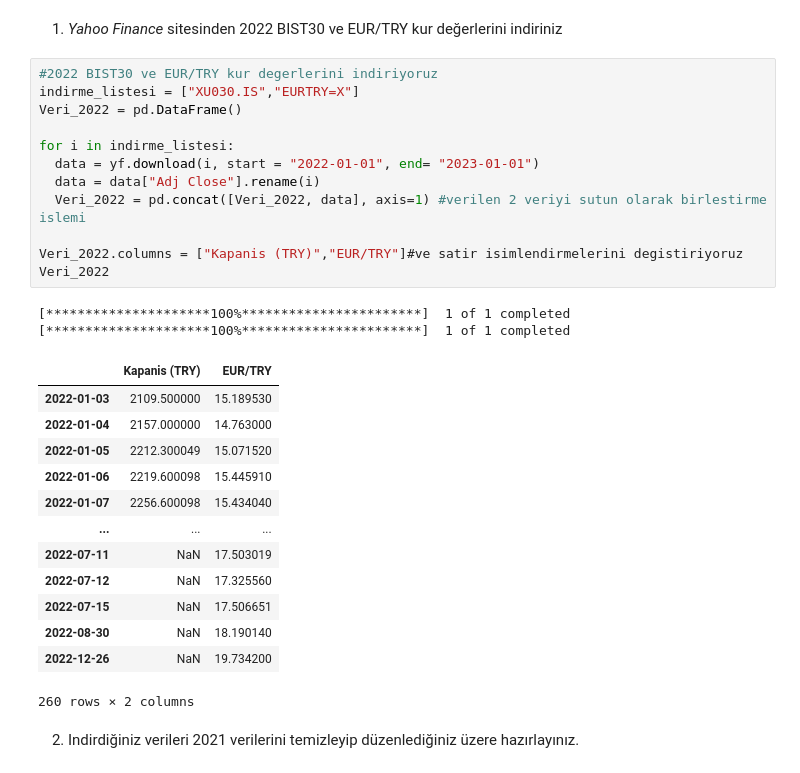
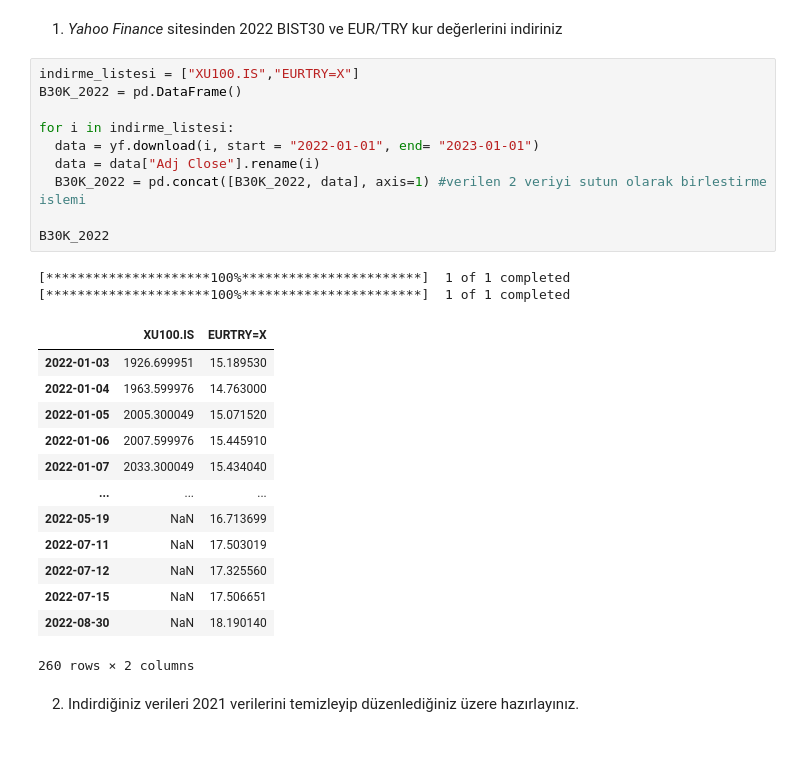
Before and after one commit to Recepurkun/GMKA_Recep_Urkun, a Jupyter notebook: Odev3_Python_Veri_Analizi_Egitimi__Recep_Ürkün.ipynb, the cells around one changed output. Cells and saved outputs as stored; diff of their text form.

```diff
--- a/Odev3_Python_Veri_Analizi_Egitimi__Recep_Ürkün.ipynb
+++ b/Odev3_Python_Veri_Analizi_Egitimi__Recep_Ürkün.ipynb
@@ -153,32 +204,30 @@ fig3.update_layout(title="Normalize EUR/TRY",
 # %% [markdown]
 1. <i> Yahoo Finance</i> sitesinden 2022 BIST30 ve EUR/TRY kur değerlerini indiriniz
 # %%
-#2022 BIST30 ve EUR/TRY kur degerlerini indiriyoruz
-indirme_listesi = ["XU030.IS","EURTRY=X"]
-Veri_2022 = pd.DataFrame()
+indirme_listesi = ["XU100.IS","EURTRY=X"]
+B30K_2022 = pd.DataFrame()
 
 for i in indirme_listesi:
   data = yf.download(i, start = "2022-01-01", end= "2023-01-01")
   data = data["Adj Close"].rename(i)
-  Veri_2022 = pd.concat([Veri_2022, data], axis=1) #verilen 2 veriyi sutun olarak birlestirme islemi
+  B30K_2022 = pd.concat([B30K_2022, data], axis=1) #verilen 2 veriyi sutun olarak birlestirme islemi
 
-Veri_2022.columns = ["Kapanis (TRY)","EUR/TRY"]#ve satir isimlendirmelerini degistiriyoruz
-Veri_2022
+B30K_2022
 # %% [output]
 [*********************100%***********************]  1 of 1 completed
 [*********************100%***********************]  1 of 1 completed
-|  | Kapanis (TRY) | EUR/TRY |
-| 2022-01-03 | 2109.500000 | 15.189530 |
-| 2022-01-04 | 2157.000000 | 14.763000 |
-| 2022-01-05 | 2212.300049 | 15.071520 |
-| 2022-01-06 | 2219.600098 | 15.445910 |
-| 2022-01-07 | 2256.600098 | 15.434040 |
+|  | XU100.IS | EURTRY=X |
+| 2022-01-03 | 1926.699951 | 15.189530 |
+| 2022-01-04 | 1963.599976 | 14.763000 |
+| 2022-01-05 | 2005.300049 | 15.071520 |
+| 2022-01-06 | 2007.599976 | 15.445910 |
+| 2022-01-07 | 2033.300049 | 15.434040 |
 | ... | ... | ... |
+| 2022-05-19 | NaN | 16.713699 |
 | 2022-07-11 | NaN | 17.503019 |
 | 2022-07-12 | NaN | 17.325560 |
 | 2022-07-15 | NaN | 17.506651 |
 | 2022-08-30 | NaN | 18.190140 |
-| 2022-12-26 | NaN | 19.734200 |
 260 rows × 2 columns
 # %% [markdown]
 2. Indirdiğiniz verileri 2021 verilerini temizleyip düzenlediğiniz üzere hazırlayınız.
```
Also changed, not shown: parts of 21 cells of this notebook.
